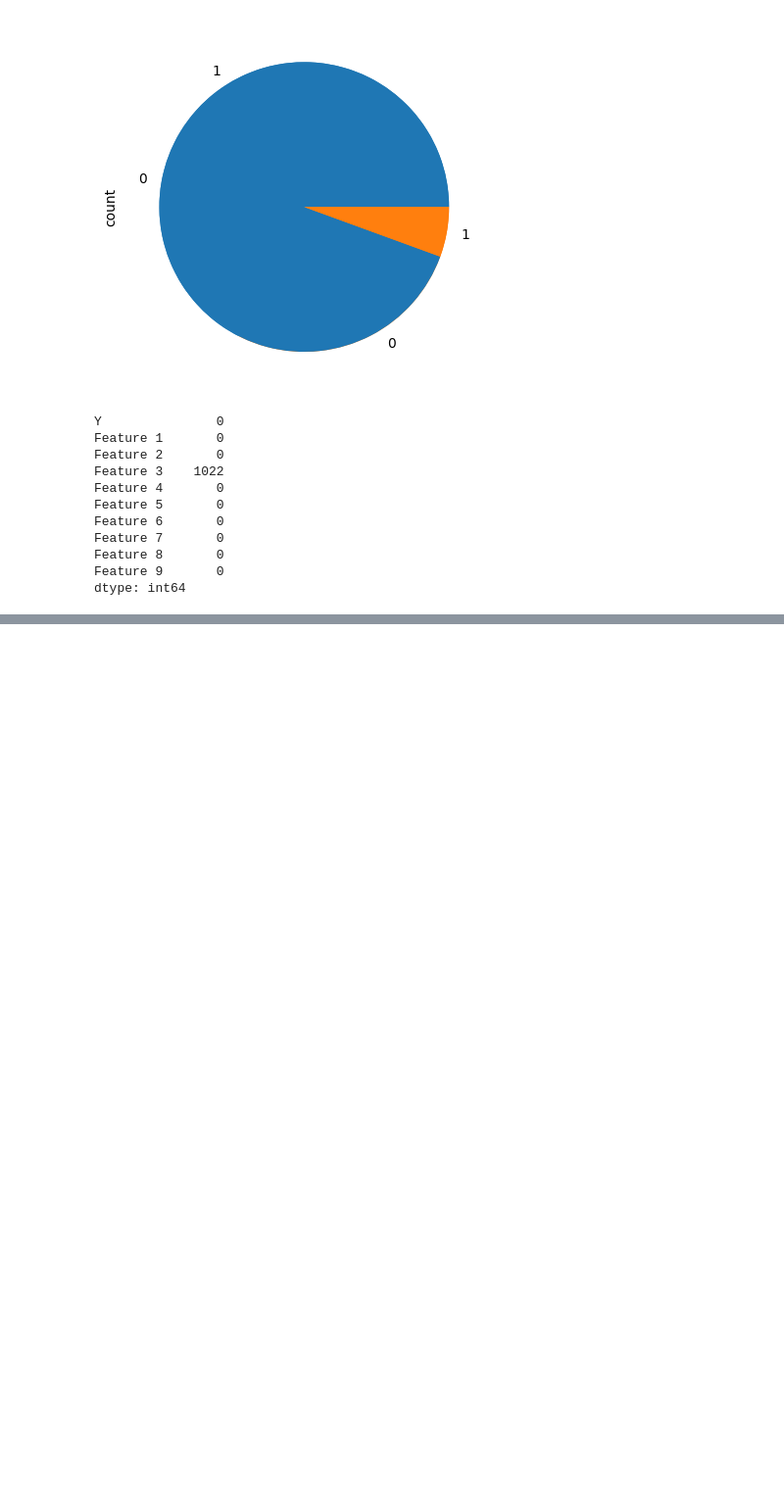
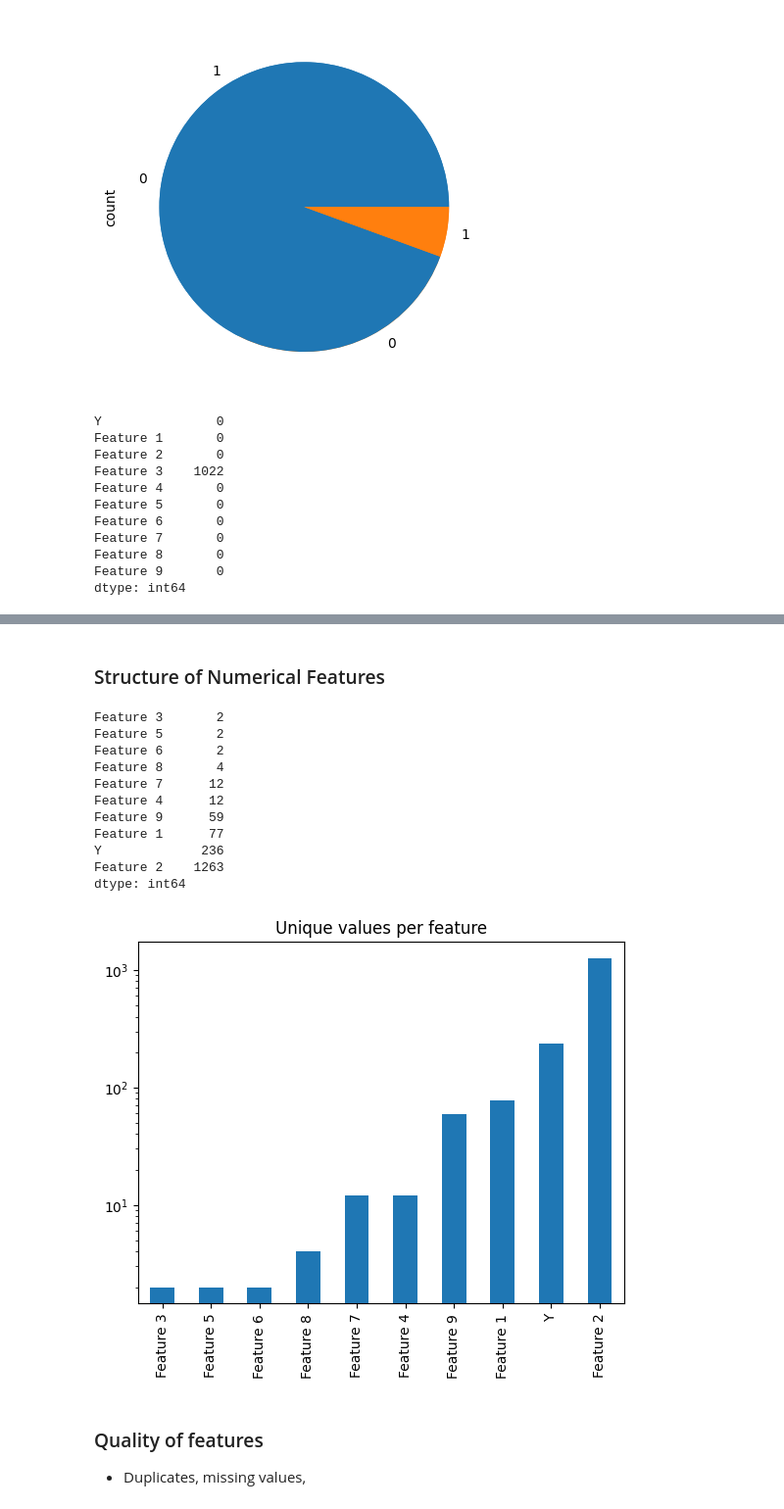
Before and after one commit to majarall/EDA-Azure-Pipeline, a Jupyter notebook: Task1.ipynb, the cells around one changed output, grey strips where cells are left out. Shown at 98% size. Cells and saved outputs as stored; diff of their text form; code cells hidden in the pictures; blank space fills up the shorter version.

```diff
--- a/Task1.ipynb
+++ b/Task1.ipynb
@@ -112,0 +131,24 @@ sns.pairplot(df[["Feature 8", "Y"]])
+# %% [markdown]
+### Structure of Numerical Features
+# %%
+unique_values = df.select_dtypes(include="number").nunique().sort_values()
+
+print(unique_values)
+unique_values.plot.bar(logy=True, title="Unique values per feature");
+# %% [output]
+Feature 3       2
+Feature 5       2
+Feature 6       2
+Feature 8       4
+Feature 7      12
+Feature 4      12
+Feature 9      59
+Feature 1      77
+Y             236
+Feature 2    1263
+dtype: int64
+[figure, added]
+# %% [markdown]
+### Quality of features
+
+- Duplicates, missing values,
```
Also changed, not shown: parts of 4 cells of this notebook.
